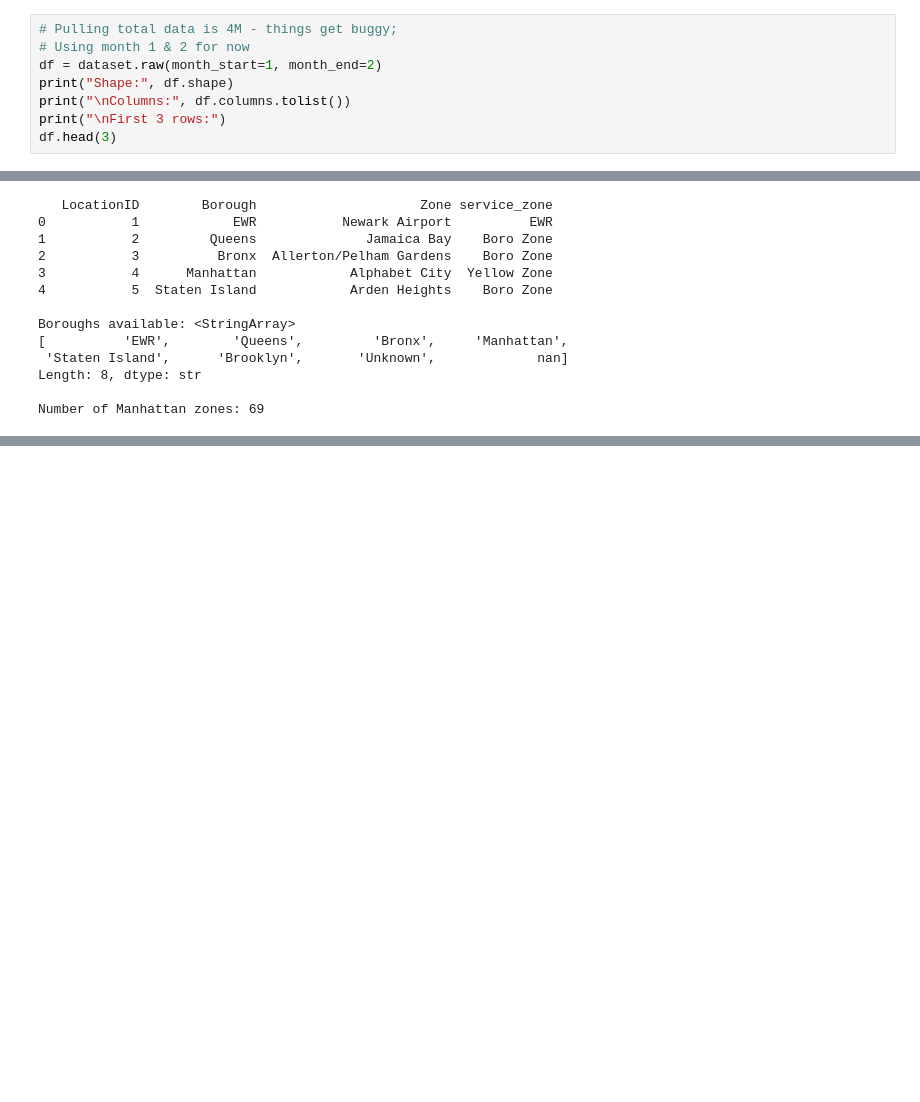
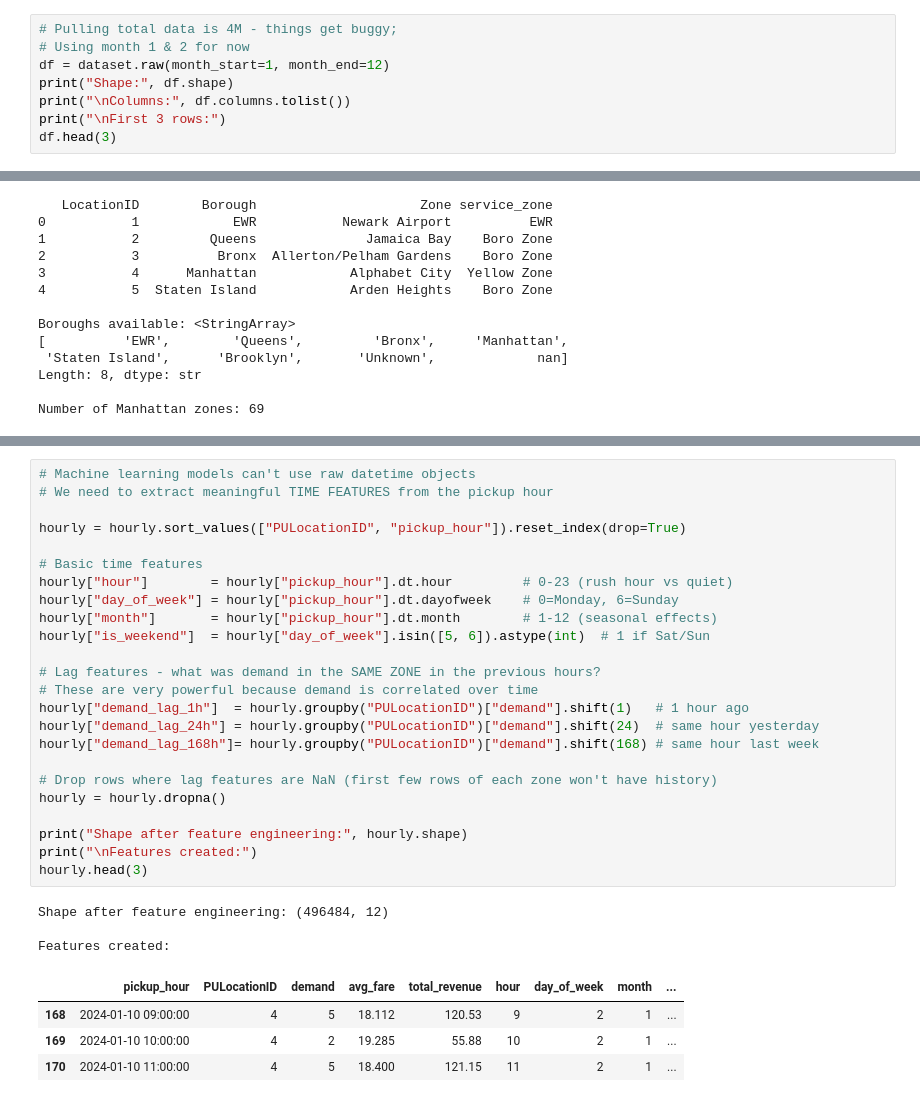
Before and after one commit to emma123456789102/Machine-Learning-Taxi-, a Jupyter notebook: models/ride_demand/00_explore.ipynb, the cells around one changed output, grey strips where cells are left out. Saved outputs shown, nothing was run; the diff lists cells and outputs as text; blank space fills up the shorter version.

```diff
--- a/models/ride_demand/00_explore.ipynb
+++ b/models/ride_demand/00_explore.ipynb
@@ -16,7 +16,7 @@ from sklearn.metrics import mean_absolute_error, root_mean_squared_error
 # %%
 # Pulling total data is 4M - things get buggy;
 # Using month 1 & 2 for now
-df = dataset.raw(month_start=1, month_end=2)
+df = dataset.raw(month_start=1, month_end=12)
 print("Shape:", df.shape)
 print("\nColumns:", df.columns.tolist())
 print("\nFirst 3 rows:")
@@ -101,0 +124,32 @@ dtype: int64
+# %%
+# Machine learning models can't use raw datetime objects
+# We need to extract meaningful TIME FEATURES from the pickup hour
+
+hourly = hourly.sort_values(["PULocationID", "pickup_hour"]).reset_index(drop=True)
+
+# Basic time features
+hourly["hour"]        = hourly["pickup_hour"].dt.hour         # 0-23 (rush hour vs quiet)
+hourly["day_of_week"] = hourly["pickup_hour"].dt.dayofweek    # 0=Monday, 6=Sunday
+hourly["month"]       = hourly["pickup_hour"].dt.month        # 1-12 (seasonal effects)
+hourly["is_weekend"]  = hourly["day_of_week"].isin([5, 6]).astype(int)  # 1 if Sat/Sun
+
+# Lag features - what was demand in the SAME ZONE in the previous hours?
+# These are very powerful because demand is correlated over time
+hourly["demand_lag_1h"]  = hourly.groupby("PULocationID")["demand"].shift(1)   # 1 hour ago
+hourly["demand_lag_24h"] = hourly.groupby("PULocationID")["demand"].shift(24)  # same hour yesterday
+hourly["demand_lag_168h"]= hourly.groupby("PULocationID")["demand"].shift(168) # same hour last week
+
+# Drop rows where lag features are NaN (first few rows of each zone won't have history)
+hourly = hourly.dropna()
+
+print("Shape after feature engineering:", hourly.shape)
+print("\nFeatures created:")
+hourly.head(3)
+# %% [output]
+Shape after feature engineering: (496484, 12)
+
+Features created:
+|  | pickup_hour | PULocationID | demand | avg_fare | total_revenue | hour | day_of_week | month | ... |
+| 168 | 2024-01-10 09:00:00 | 4 | 5 | 18.112 | 120.53 | 9 | 2 | 1 | ... |
+| 169 | 2024-01-10 10:00:00 | 4 | 2 | 19.285 | 55.88 | 10 | 2 | 1 | ... |
+| 170 | 2024-01-10 11:00:00 | 4 | 5 | 18.400 | 121.15 | 11 | 2 | 1 | ... |
```
Also changed, not shown: parts of 8 cells of this notebook.
